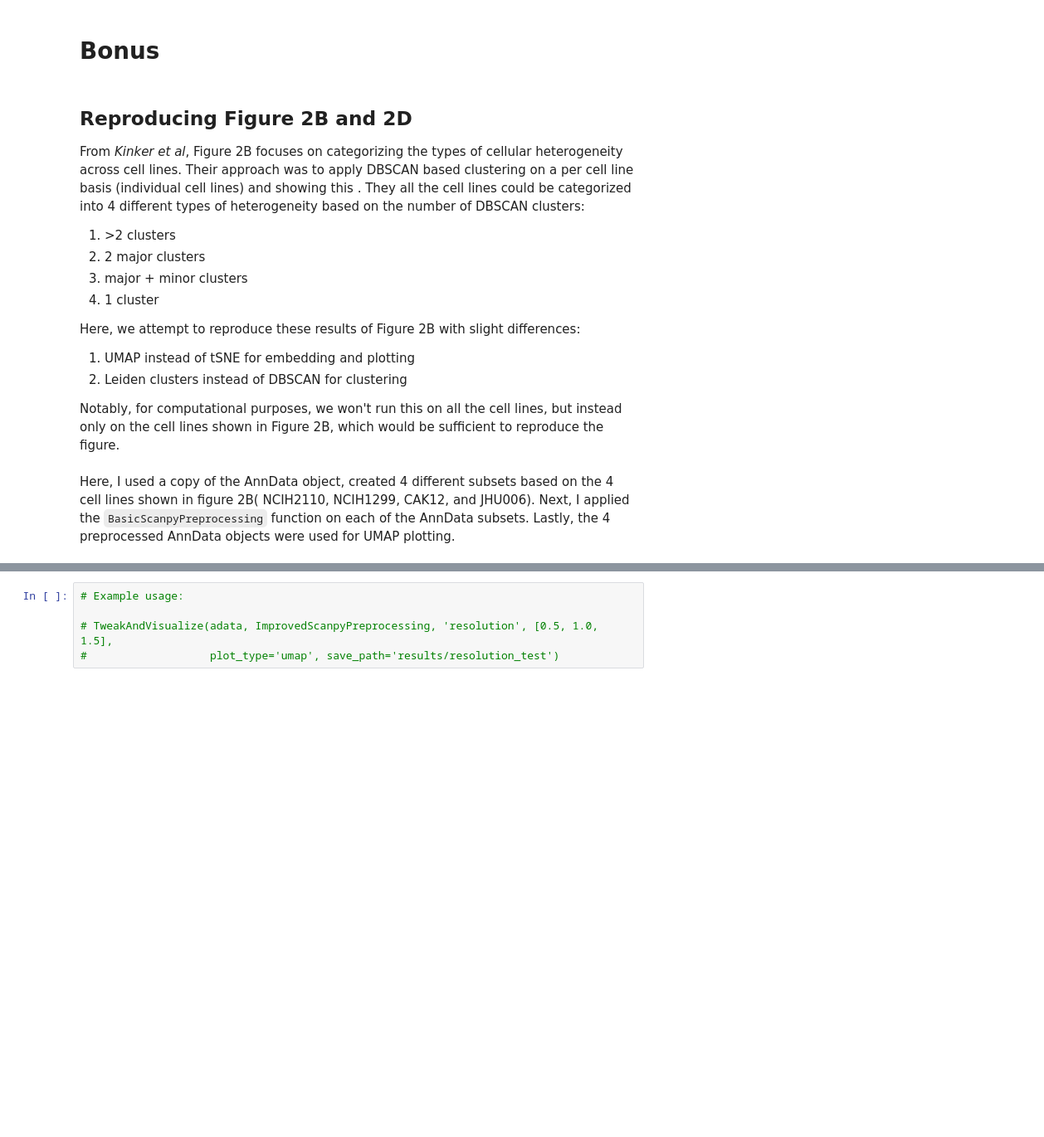
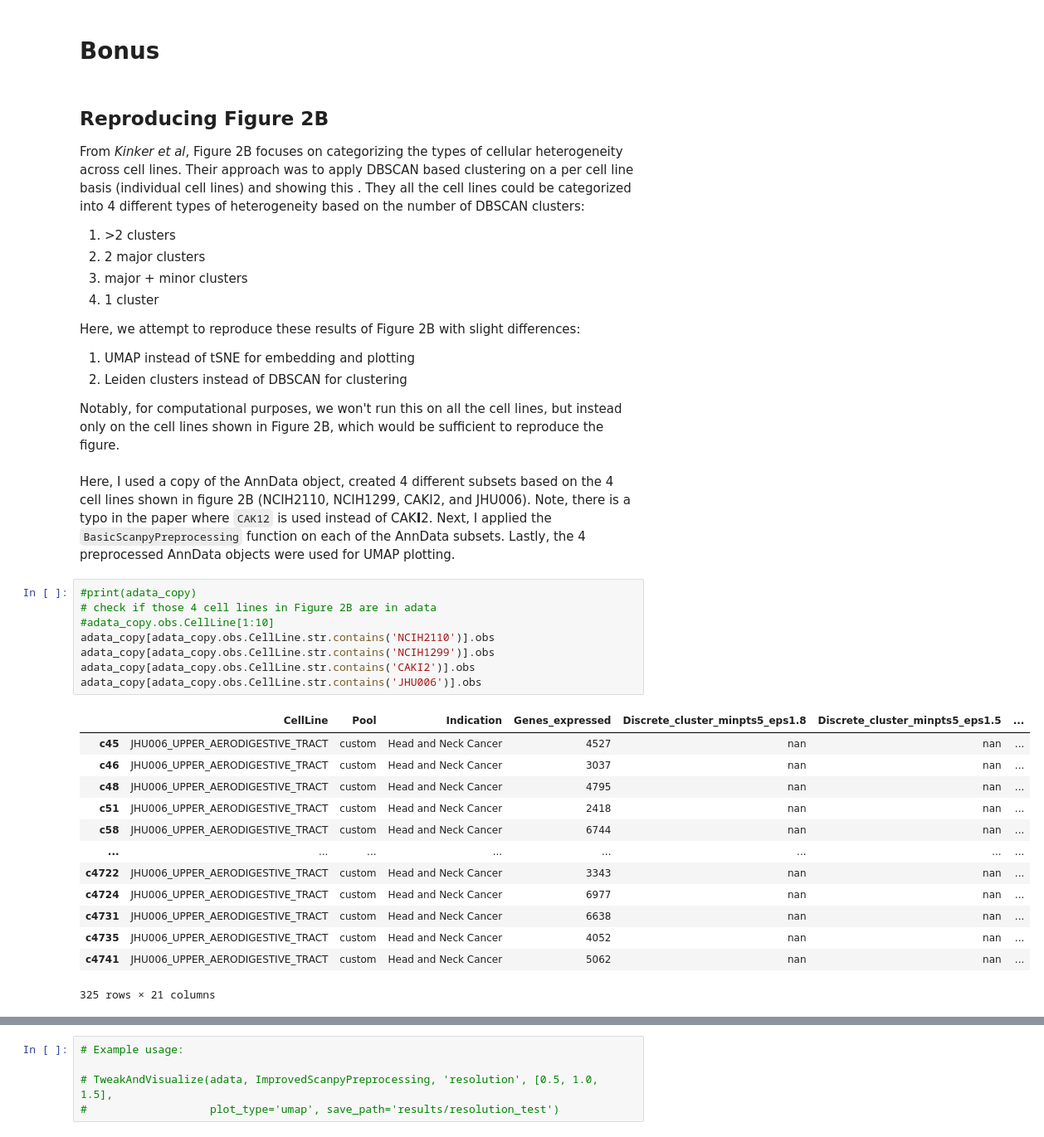
Before and after one commit to wuronald/F1L, a Jupyter notebook: Copy_of_240702_kinker_scanpy.ipynb, the cells around one changed output, grey strips where cells are left out. Shown at 83% size. Saved outputs shown, nothing was run; the diff lists cells and outputs as text; blank space fills up the shorter version.

```diff
--- a/Copy_of_240702_kinker_scanpy.ipynb
+++ b/Copy_of_240702_kinker_scanpy.ipynb
@@ -107,7 +110,7 @@ When the UMAP is coloured by **pool**, we don't see a pattern of the pools being
 # %% [markdown]
 # Bonus
 # %% [markdown]
-## Reproducing Figure 2B and 2D
+## Reproducing Figure 2B
 From *Kinker et al*, Figure 2B focuses on categorizing the types of cellular heterogeneity across cell lines. Their approach was to apply DBSCAN based clustering on a per cell line basis (individual cell lines) and showing this . They all the cell lines could be categorized into 4 different types of heterogeneity based on the number of DBSCAN clusters:
 1. \>2 clusters
 2. 2 major clusters
@@ -121,4 +124,26 @@ Here, we attempt to reproduce these results of Figure 2B with slight differences
 
 Notably, for computational purposes, we won't run this on all the cell lines, but instead only on the cell lines shown in Figure 2B, which would be sufficient to reproduce the figure.
 # %% [markdown]
-Here, I used a copy of the AnnData object, created 4 different subsets based on the 4 cell lines shown in figure 2B( NCIH2110, NCIH1299, CAK12, and JHU006). Next, I applied the `BasicScanpyPreprocessing` function on each of the AnnData subsets. Lastly, the 4 preprocessed AnnData objects were used for UMAP plotting.
+Here, I used a copy of the AnnData object, created 4 different subsets based on the 4 cell lines shown in figure 2B (NCIH2110, NCIH1299, CAKI2, and JHU006). Note, there is a typo in the paper where `CAK12` is used instead of CAK**I**2. Next, I applied the `BasicScanpyPreprocessing` function on each of the AnnData subsets. Lastly, the 4 preprocessed AnnData objects were used for UMAP plotting.
+# %%
+#print(adata_copy)
+# check if those 4 cell lines in Figure 2B are in adata
+#adata_copy.obs.CellLine[1:10]
+adata_copy[adata_copy.obs.CellLine.str.contains('NCIH2110')].obs
+adata_copy[adata_copy.obs.CellLine.str.contains('NCIH1299')].obs
+adata_copy[adata_copy.obs.CellLine.str.contains('CAKI2')].obs
+adata_copy[adata_copy.obs.CellLine.str.contains('JHU006')].obs
+# %% [output]
+|  | CellLine | Pool | Indication | Genes_expressed | Discrete_cluster_minpts5_eps1.8 | Discrete_cluster_minpts5_eps1.5 | ... |
+| c45 | JHU006_UPPER_AERODIGESTIVE_TRACT | custom | Head and Neck Cancer | 4527 | nan | nan | ... |
+| c46 | JHU006_UPPER_AERODIGESTIVE_TRACT | custom | Head and Neck Cancer | 3037 | nan | nan | ... |
+| c48 | JHU006_UPPER_AERODIGESTIVE_TRACT | custom | Head and Neck Cancer | 4795 | nan | nan | ... |
+| c51 | JHU006_UPPER_AERODIGESTIVE_TRACT | custom | Head and Neck Cancer | 2418 | nan | nan | ... |
+| c58 | JHU006_UPPER_AERODIGESTIVE_TRACT | custom | Head and Neck Cancer | 6744 | nan | nan | ... |
+| ... | ... | ... | ... | ... | ... | ... | ... |
+| c4722 | JHU006_UPPER_AERODIGESTIVE_TRACT | custom | Head and Neck Cancer | 3343 | nan | nan | ... |
+| c4724 | JHU006_UPPER_AERODIGESTIVE_TRACT | custom | Head and Neck Cancer | 6977 | nan | nan | ... |
+| c4731 | JHU006_UPPER_AERODIGESTIVE_TRACT | custom | Head and Neck Cancer | 6638 | nan | nan | ... |
+| c4735 | JHU006_UPPER_AERODIGESTIVE_TRACT | custom | Head and Neck Cancer | 4052 | nan | nan | ... |
+| c4741 | JHU006_UPPER_AERODIGESTIVE_TRACT | custom | Head and Neck Cancer | 5062 | nan | nan | ... |
+325 rows × 21 columns
```
Also changed, not shown: parts of 11 cells of this notebook.
